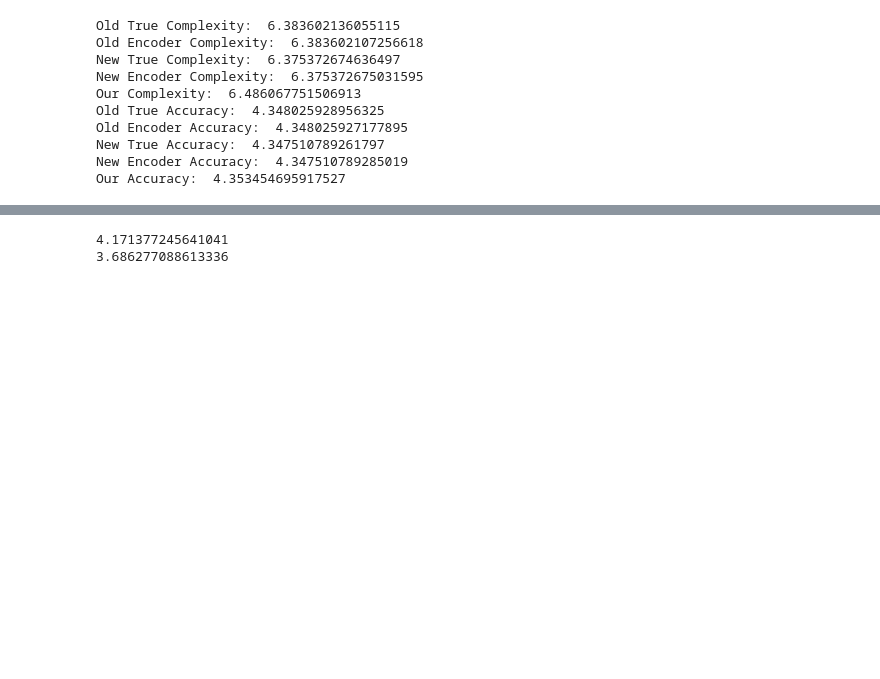
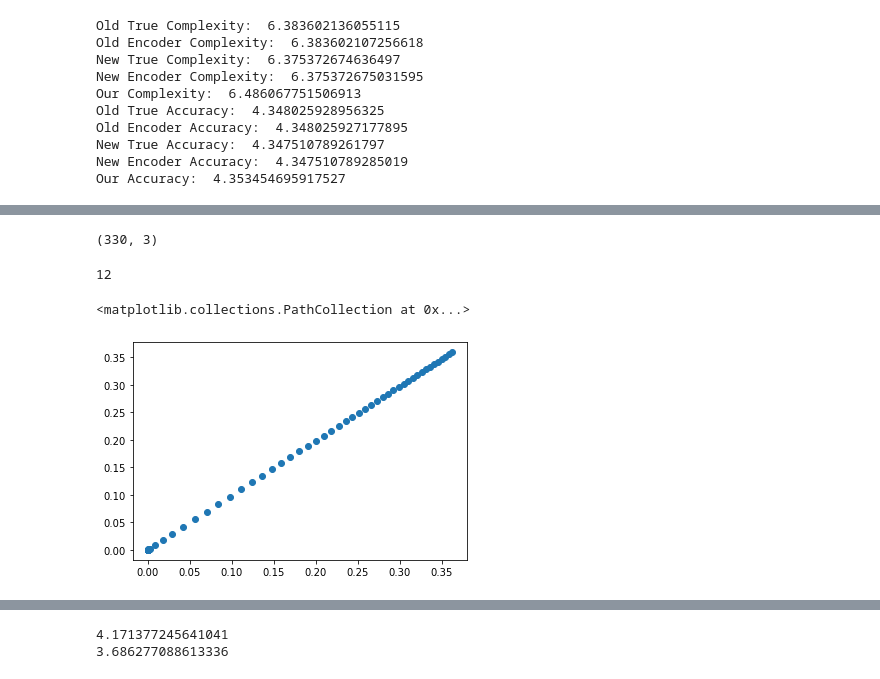
Before and after one commit to jaikaggarwal/stancetaking, a Jupyter notebook: main_analyses/efficiency.ipynb, the cells around one changed output, grey strips where cells are left out. Cells and saved outputs as stored; diff of their text form; code cells hidden in the pictures; blank space fills up the shorter version.

```diff
--- a/main_analyses/efficiency.ipynb
+++ b/main_analyses/efficiency.ipynb
@@ -530 +740,5 @@ Our Accuracy:  4.353454695917527
+# %%
+qw_m[89].shape
+# %% [output]
+(330, 3)
 # %%
@@ -534,3 +748,14 @@ new_acc = []
 for e in tqdm(new_encoders):
     new_comp.append(complexity_split(e, pm))
     new_acc.append(accuracy(e, pm, pu_m))
+# %%
+len(new_encoders)
+# %% [output]
+12
+# %%
+plt.scatter(ib_curve[0][:101], ib_curve[1][:101])
+# plt.xlim(0.5, 3.25)
+# plt.ylim(0.5, 3.25)
+# %% [output]
+<matplotlib.collections.PathCollection at 0x...>
+[figure, added]
```
Also changed, not shown: parts of 26 cells of this notebook.
